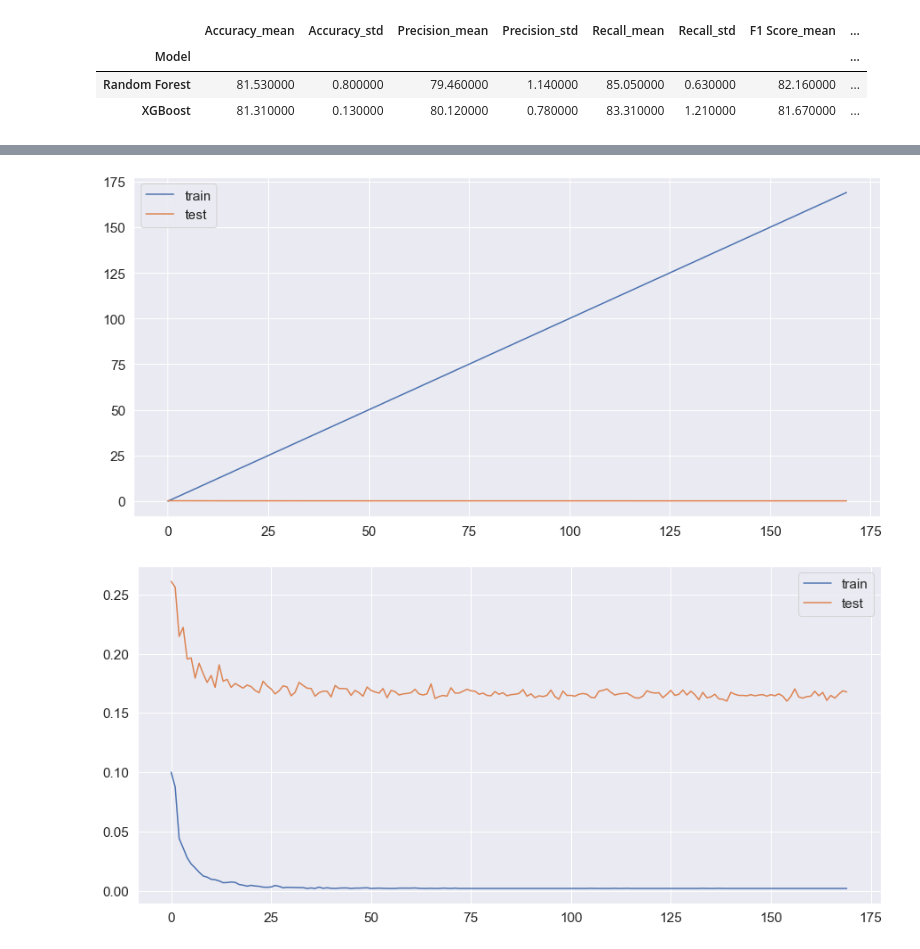
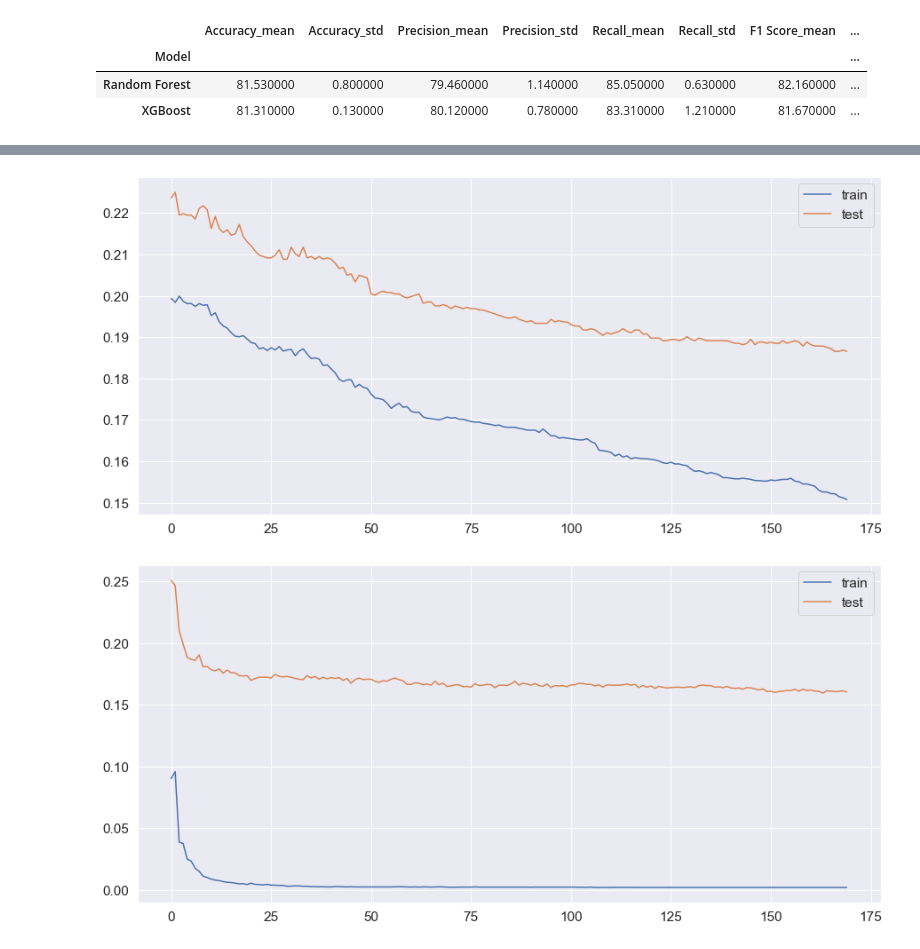
Before and after one commit to Herrag-Mohammed/customer-churn-prediction, a Jupyter notebook: Analyse du taux de désabonnement d'une entreprise de télécommunications.ipynb, the cells around one changed output, grey strips where cells are left out. Cells and saved outputs as stored; diff of their text form; code cells hidden in the pictures.

```diff
--- a/Analyse du taux de désabonnement d'une entreprise de télécommunications.ipynb
+++ b/Analyse du taux de désabonnement d'une entreprise de télécommunications.ipynb
@@ -1028,31 +1030,32 @@ display(tab)
 [interactive output not drawn]
 # %%
 from sklearn.metrics import mean_squared_error
-rf = XGBClassifier(n_estimators=1)
+rf = XGBClassifier(n_estimators=1,learning_rate= 0.03,random_state=1,
+                            use_label_encoder=False, eval_metric='logloss')
 
 mse_train=[]
 mse_test=[]
 for iter in range(0,170):
     rf.fit(X_train, y_train)
     y_train_predicted = rf.predict(X_train)
     y_test_predicted = rf.predict(X_test)
     mse_train1 = mean_squared_error(y_train, y_train_predicted)
     mse_test1 = mean_squared_error(y_test, y_test_predicted)
     mse_train.append(mse_train1)
     mse_test.append(mse_test1)
     rf.n_estimators += 1
 
 fig = plt.figure(figsize=(15, 7))
 
-plt.plot(range(0,170),label="train")
+plt.plot(range(0,170),mse_train,label="train")
 plt.plot(range(0,170),mse_test,label="test")
 plt.legend()
 plt.show()
 # %% [output]
-[figure, old version]
+[figure, new version]
 # %%
 from sklearn.metrics import mean_squared_error
-rf =    RandomForestClassifier(n_estimators=1)
+rf =    RandomForestClassifier(n_estimators=1,random_state=1,criterion= 'entropy')
 
 mse_train=[]
 mse_test=[]
@@ -1073,7 +1076,7 @@ plt.plot(range(0,170),mse_test,label="test")
 plt.legend()
 plt.show()
 # %% [output]
-[figure, old version]
+[figure, new version]
 # %%
 # Provide the path to the yaml file relative to the working directory
 display(HTML('''<style>
```
Also changed, not shown: parts of 7 cells of this notebook, 1 other file.
